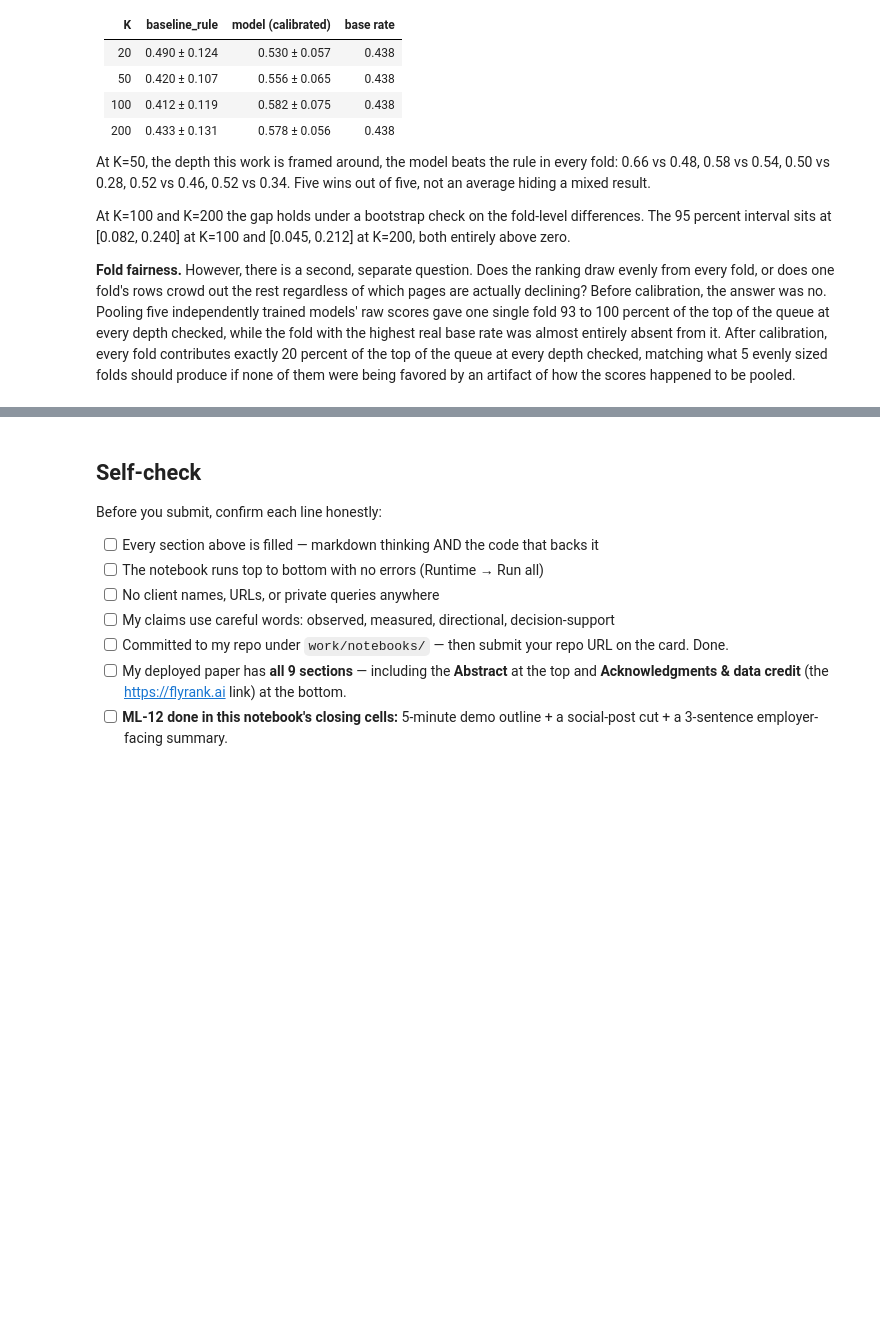
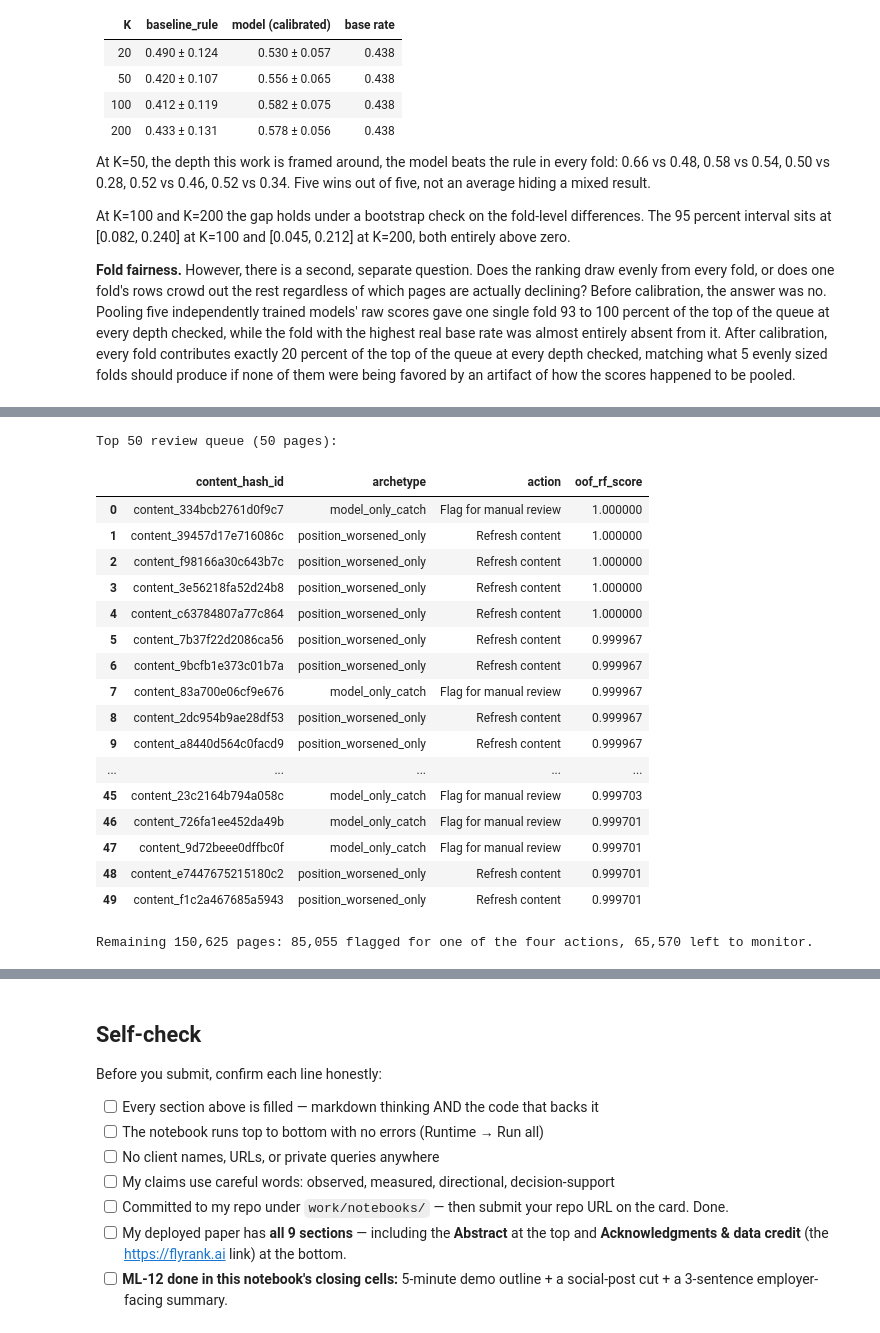
Before and after one commit to tkg-create/FlyRank-ML-Track, a Jupyter notebook: work/notebooks/capstone.ipynb, the cells around one changed output, grey strips where cells are left out. Cells and saved outputs as stored; diff of their text form; code cells hidden in the pictures; blank space fills up the shorter version.

```diff
--- a/work/notebooks/capstone.ipynb
+++ b/work/notebooks/capstone.ipynb
@@ -342,0 +296,8 @@ zero_clicks_only         high        0.421   9646
+# %%
+with open("work/outputs/queue_diagnostics.json") as f:
+    diagnostics = json.load(f)
+
+print("Real decline rate by archetype and coverage tier:")
+for key, stats in diagnostics["coverage_outcome"].items():
+    archetype, coverage = key.split("|")
+    print(f"  {archetype:<28} {coverage:<6} mean={stats['mean']:.3f}  count={stats['count']}")
@@ -342,0 +316,18 @@ zero_clicks_only         high        0.421   9646
+# %%
+with open("work/outputs/w07_metrics.json") as f:
+    metrics = json.load(f)
+print("Mean score by rule archetype:")
+print(metrics["rule_agreement_mean_scores"])
+
+print("\nArchetype counts at increasing K:")
+for k, counts in diagnostics["k_sweep"].items():
+    print(f"  K={k}: {counts}")
+
+with open("work/outputs/feature_importance.json") as f:
+    importance = json.load(f)
+print("\nMean feature importance across 5 folds:")
+print(importance["mean_importance"])
+
+print("\nScore distribution by archetype:")
+for archetype, stats in diagnostics["score_distribution_by_archetype"].items():
+    print(f"  {archetype}: {stats}")
@@ -342,0 +363,30 @@ zero_clicks_only         high        0.421   9646
+# %%
+top_50 = queue_df.head(50)[["content_hash_id", "archetype", "action", "oof_rf_score"]]
+print(f"Top 50 review queue ({len(top_50)} pages):")
+top_50
+# %% [output]
+Top 50 review queue (50 pages):
+|  | content_hash_id | archetype | action | oof_rf_score |
+| 0 | content_334bcb2761d0f9c7 | model_only_catch | Flag for manual review | 1.000000 |
+| 1 | content_39457d17e716086c | position_worsened_only | Refresh content | 1.000000 |
+| 2 | content_f98166a30c643b7c | position_worsened_only | Refresh content | 1.000000 |
+| 3 | content_3e56218fa52d24b8 | position_worsened_only | Refresh content | 1.000000 |
+| 4 | content_c63784807a77c864 | position_worsened_only | Refresh content | 1.000000 |
+| 5 | content_7b37f22d2086ca56 | position_worsened_only | Refresh content | 0.999967 |
+| 6 | content_9bcfb1e373c01b7a | position_worsened_only | Refresh content | 0.999967 |
+| 7 | content_83a700e06cf9e676 | model_only_catch | Flag for manual review | 0.999967 |
+| 8 | content_2dc954b9ae28df53 | position_worsened_only | Refresh content | 0.999967 |
+| 9 | content_a8440d564c0facd9 | position_worsened_only | Refresh content | 0.999967 |
+| ... | ... | ... | ... | ... |
+| 45 | content_23c2164b794a058c | model_only_catch | Flag for manual review | 0.999703 |
+| 46 | content_726fa1ee452da49b | model_only_catch | Flag for manual review | 0.999701 |
+| 47 | content_9d72beee0dffbc0f | model_only_catch | Flag for manual review | 0.999701 |
+| 48 | content_e7447675215180c2 | position_worsened_only | Refresh content | 0.999701 |
+| 49 | content_f1c2a467685a5943 | position_worsened_only | Refresh content | 0.999701 |
+# %%
+rest = queue_df.iloc[50:]
+flagged = (rest["archetype"] != "no_flag").sum()
+monitored = (rest["archetype"] == "no_flag").sum()
+print(f"Remaining {len(rest):,} pages: {flagged:,} flagged for one of the four actions, {monitored:,} left to monitor.")
+# %% [output]
+Remaining 150,625 pages: 85,055 flagged for one of the four actions, 65,570 left to monitor.
```
Also changed, not shown: parts of 20 cells of this notebook.
